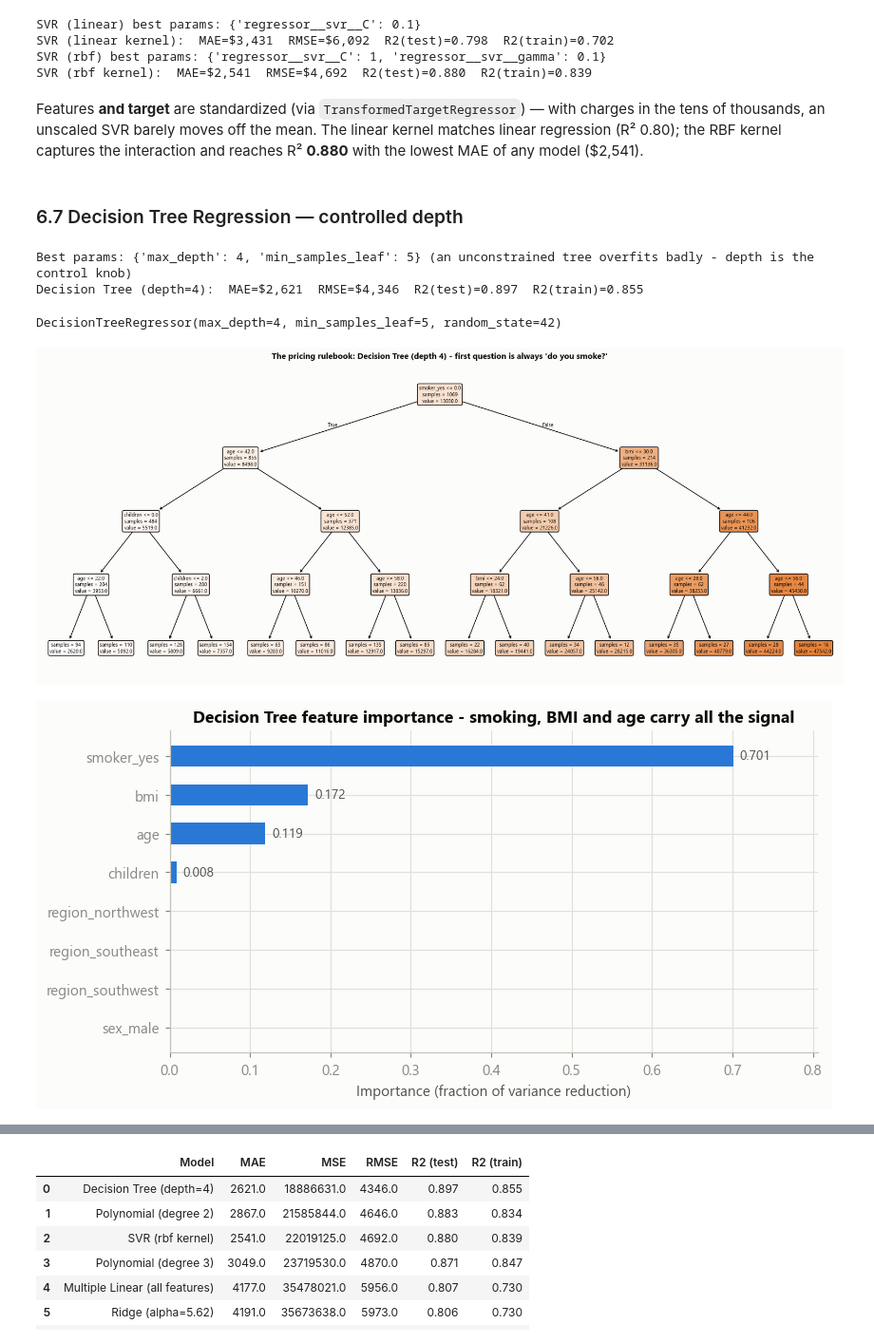
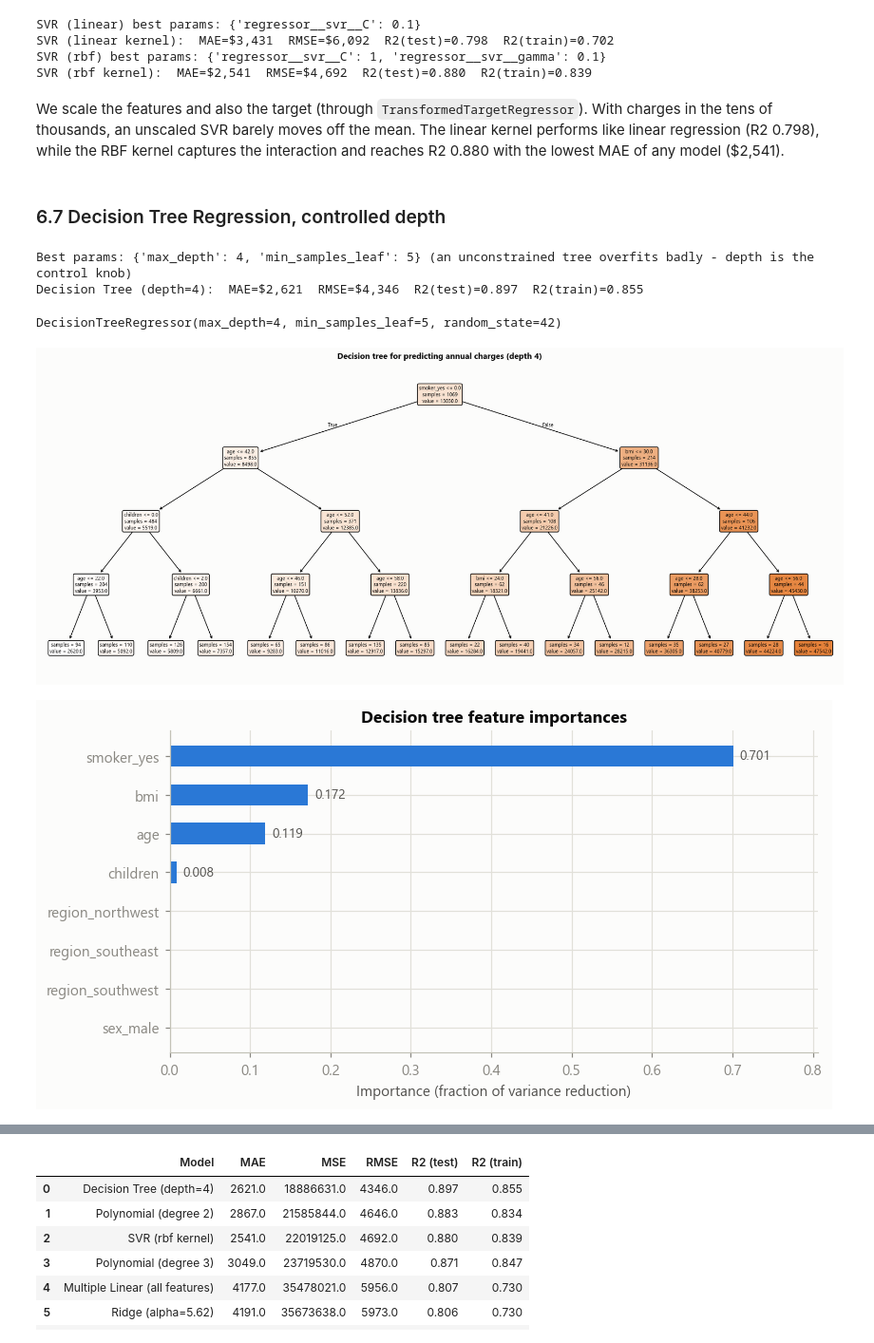
Before and after one commit to AnkithSVaidya/Machine-Learning, a Jupyter notebook: HealthGuard_Insurance_Analysis.ipynb, the cells around one changed output, grey strips where cells are left out. Shown at 95% size. Cells and saved outputs as stored; diff of their text form; code cells hidden in the pictures.

Commit message:
Implement code changes to enhance functionality and improve performance

```diff
--- a/HealthGuard_Insurance_Analysis.ipynb
+++ b/HealthGuard_Insurance_Analysis.ipynb
@@ -338,3 +337,16 @@ profile
 | 50% | 34456.0 | 7346.0 |
 | 75% | 41019.0 | 11363.0 |
 | max | 63770.0 | 36911.0 |
+# %%
+# Applying a function row-wise: a risk segment label the pricing team can use directly
+def risk_label(row):
+    if row["smoker"] == "yes" and row["bmi"] >= 30:
+        return "very high"
+    if row["smoker"] == "yes":
+        return "high"
+    if row["bmi"] >= 30 or row["age"] >= 50:
+        return "moderate"
+    return "standard"
+
+df["risk_label"] = df.apply(risk_label, axis=1)
+df.groupby("risk_label", observed=True)["charges"].agg(["count", "mean"]).round(0).sort_values("mean", ascending=False)
@@ -713,9 +734,9 @@ SVR (linear kernel):  MAE=$3,431  RMSE=$6,092  R2(test)=0.798  R2(train)=0.702
 SVR (rbf) best params: {'regressor__svr__C': 1, 'regressor__svr__gamma': 0.1}
 SVR (rbf kernel):  MAE=$2,541  RMSE=$4,692  R2(test)=0.880  R2(train)=0.839
 # %% [markdown]
-Features **and target** are standardized (via `TransformedTargetRegressor`) — with charges in the tens of thousands, an unscaled SVR barely moves off the mean. The linear kernel matches linear regression (R² 0.80); the RBF kernel captures the interaction and reaches R² **0.880** with the lowest MAE of any model (\$2,541).
+We scale the features and also the target (through `TransformedTargetRegressor`). With charges in the tens of thousands, an unscaled SVR barely moves off the mean. The linear kernel performs like linear regression (R2 0.798), while the RBF kernel captures the interaction and reaches R2 0.880 with the lowest MAE of any model (\$2,541).
 # %% [markdown]
-### 6.7 Decision Tree Regression — controlled depth
+### 6.7 Decision Tree Regression, controlled depth
 # %%
 tree_grid = GridSearchCV(DecisionTreeRegressor(random_state=RANDOM_STATE),
                          {"max_depth": range(2, 11), "min_samples_leaf": [1, 5, 10, 20]},
@@ -734,21 +755,21 @@ fig, ax = plt.subplots(figsize=(20, 8))
 plot_tree(best_tree, feature_names=list(X.columns), filled=True, rounded=True,
           impurity=False, fontsize=7, precision=0, ax=ax)
 ax.grid(False)
-ax.set_title("The pricing rulebook: Decision Tree (depth 4) - first question is always 'do you smoke?'")
+ax.set_title("Decision tree for predicting annual charges (depth 4)")
 save_show(fig, "decision_tree.png")
 # %% [output]
-[figure, old version]
+[figure, new version]
 # %%
 imp = pd.Series(best_tree.feature_importances_, index=X.columns).sort_values()
 fig, ax = plt.subplots(figsize=(8, 4))
 ax.barh(imp.index, imp.values, color=BLUE, height=0.55)
 for i, v in enumerate(imp.values):
     if v > 0:
         ax.text(v + 0.008, i, f"{v:.3f}", va="center", fontsize=9, color=INK2)
 ax.set_xlim(0, imp.max() * 1.15)
-ax.set_title("Decision Tree feature importance - smoking, BMI and age carry all the signal")
+ax.set_title("Decision tree feature importances")
 ax.set_xlabel("Importance (fraction of variance reduction)")
 save_show(fig, "tree_feature_importance.png")
 # %% [output]
-[figure, old version]
+[figure, new version]
 # %% [markdown]
```
Also changed, not shown: parts of 62 cells of this notebook, 15 other files.
